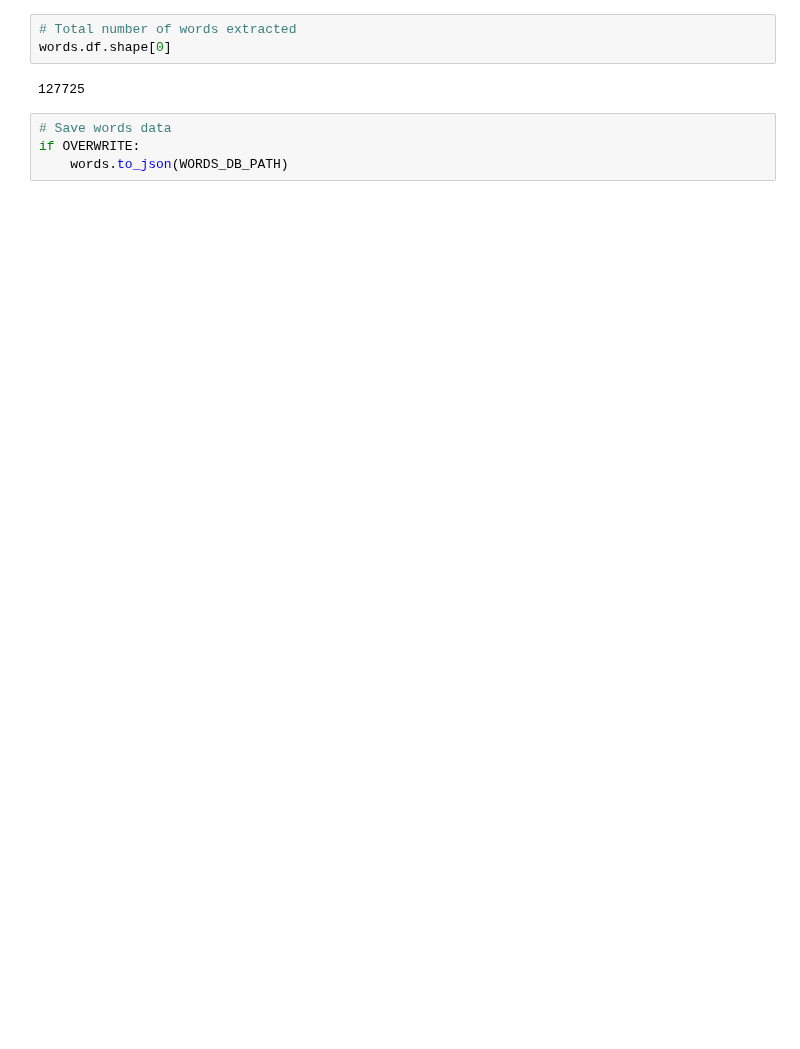
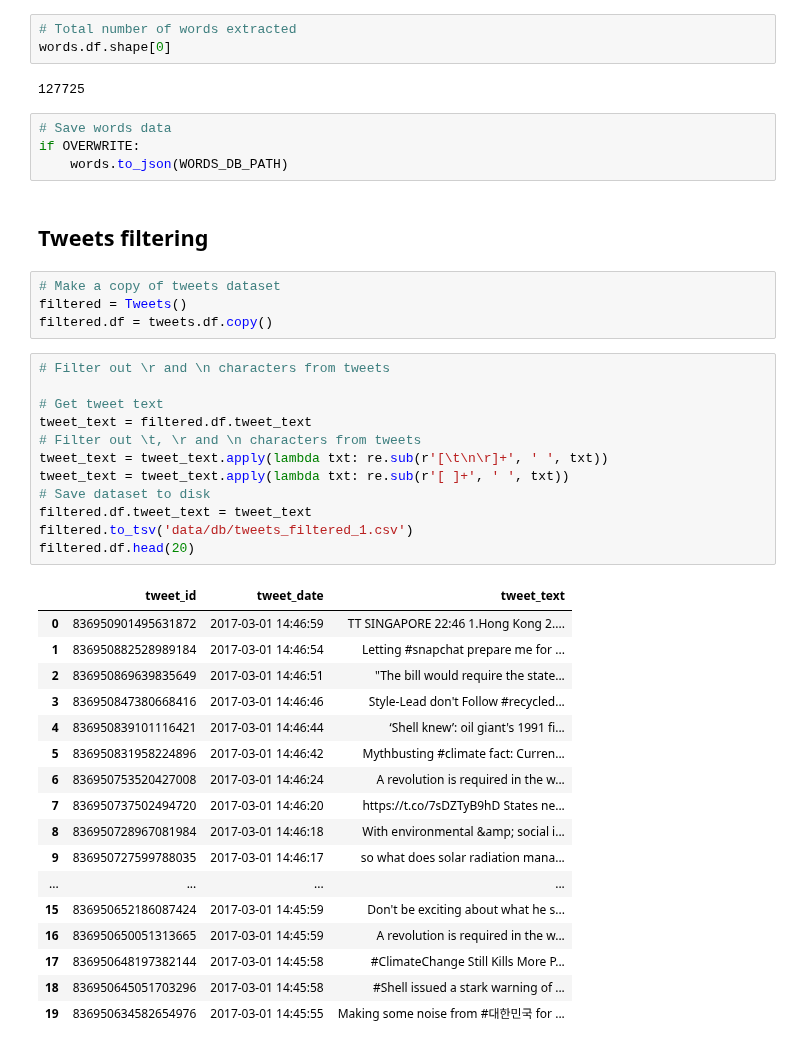
Before and after one commit to Mmiglio/ClimateAction, a Jupyter notebook: extract_entities.ipynb, the cells around one changed output. Saved outputs shown, nothing was run; the diff lists cells and outputs as text; blank space fills up the shorter version.

Commit message:
Added .csv export and characters filtering

```diff
--- a/extract_entities.ipynb
+++ b/extract_entities.ipynb
@@ -171,3 +171,39 @@ words.df.shape[0]
 # Save words data
 if OVERWRITE:
     words.to_json(WORDS_DB_PATH)
+# %% [markdown]
+## Tweets filtering
+# %%
+# Make a copy of tweets dataset
+filtered = Tweets()
+filtered.df = tweets.df.copy()
+# %%
+# Filter out \r and \n characters from tweets
+
+# Get tweet text
+tweet_text = filtered.df.tweet_text
+# Filter out \t, \r and \n characters from tweets
+tweet_text = tweet_text.apply(lambda txt: re.sub(r'[\t\n\r]+', ' ', txt))
+tweet_text = tweet_text.apply(lambda txt: re.sub(r'[ ]+', ' ', txt))
+# Save dataset to disk
+filtered.df.tweet_text = tweet_text
+filtered.to_tsv('data/db/tweets_filtered_1.csv')
+filtered.df.head(20)
+# %% [output]
+|  | tweet_id | tweet_date | tweet_text |
+| 0 | 836950901495631872 | 2017-03-01 14:46:59 | TT SINGAPORE 22:46 1.Hong Kong 2.... |
+| 1 | 836950882528989184 | 2017-03-01 14:46:54 | Letting #snapchat prepare me for ... |
+| 2 | 836950869639835649 | 2017-03-01 14:46:51 | "The bill would require the state... |
+| 3 | 836950847380668416 | 2017-03-01 14:46:46 | Style-Lead don't Follow #recycled... |
+| 4 | 836950839101116421 | 2017-03-01 14:46:44 | ‘Shell knew’: oil giant's 1991 fi... |
+| 5 | 836950831958224896 | 2017-03-01 14:46:42 | Mythbusting #climate fact: Curren... |
+| 6 | 836950753520427008 | 2017-03-01 14:46:24 | A revolution is required in the w... |
+| 7 | 836950737502494720 | 2017-03-01 14:46:20 | https://t.co/7sDZTyB9hD States ne... |
+| 8 | 836950728967081984 | 2017-03-01 14:46:18 | With environmental &amp; social i... |
+| 9 | 836950727599788035 | 2017-03-01 14:46:17 | so what does solar radiation mana... |
+| ... | ... | ... | ... |
+| 15 | 836950652186087424 | 2017-03-01 14:45:59 | Don't be exciting about what he s... |
+| 16 | 836950650051313665 | 2017-03-01 14:45:59 | A revolution is required in the w... |
+| 17 | 836950648197382144 | 2017-03-01 14:45:58 | #ClimateChange Still Kills More P... |
+| 18 | 836950645051703296 | 2017-03-01 14:45:58 | #Shell issued a stark warning of ... |
+| 19 | 836950634582654976 | 2017-03-01 14:45:55 | Making some noise from #대한민국 for ... |
```
Also changed, not shown: parts of 10 cells of this notebook, 4 other files.
